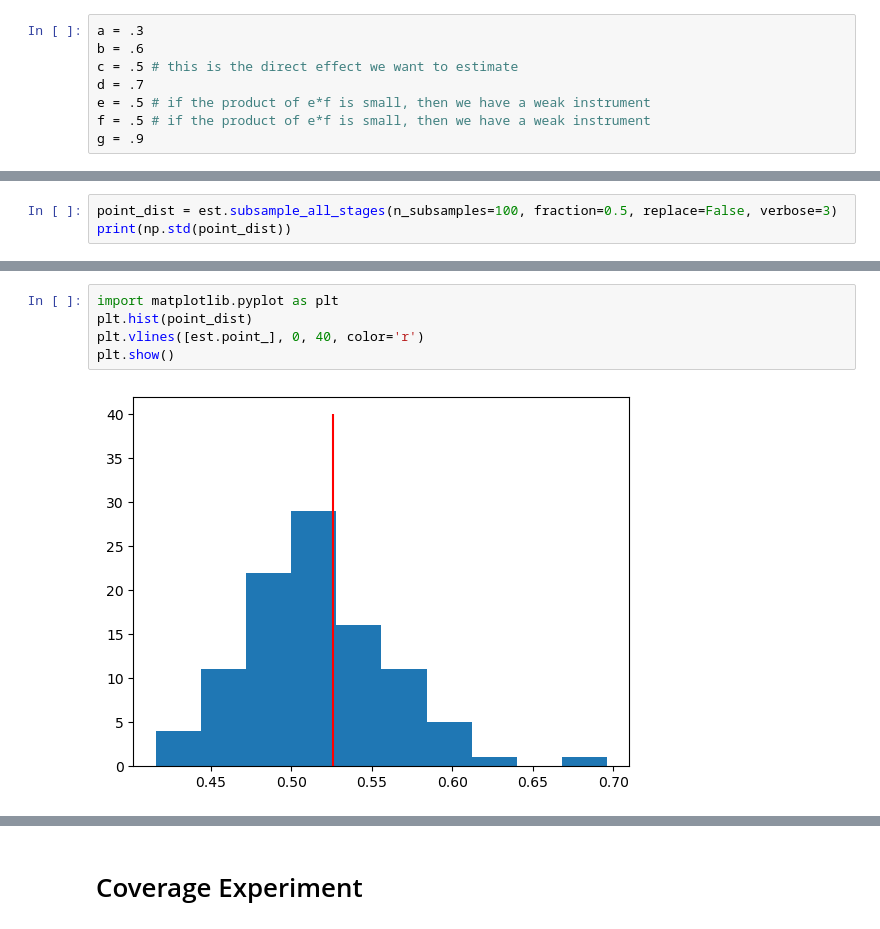
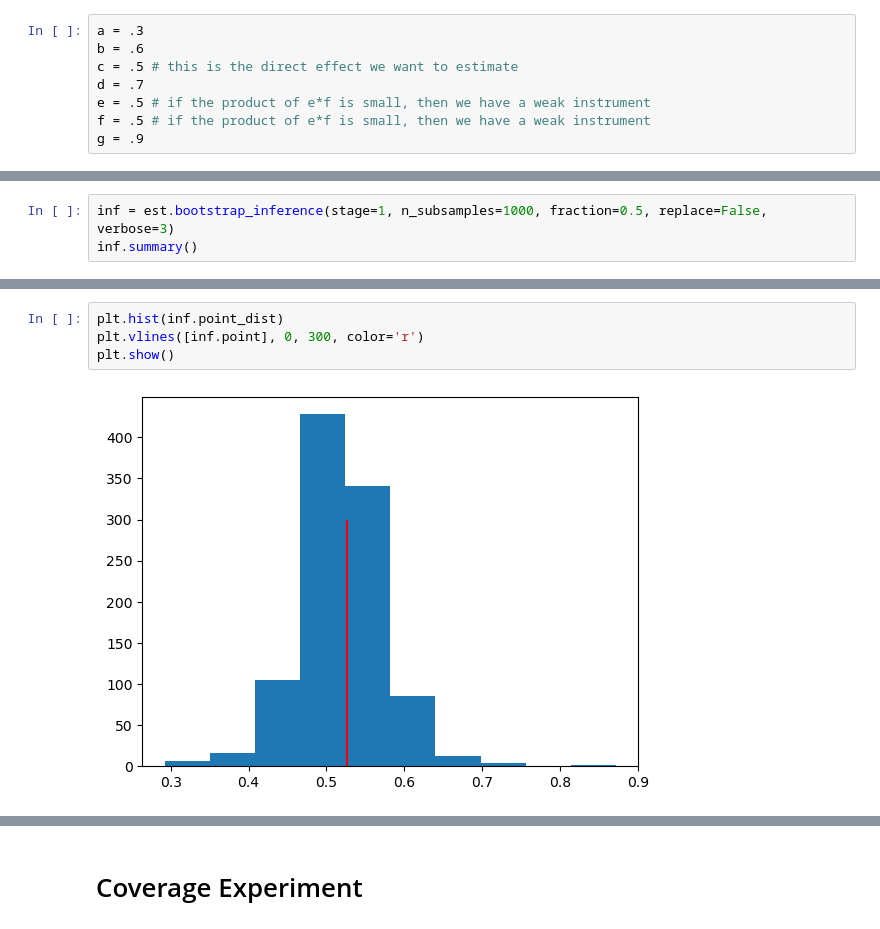
Before and after one commit to syrgkanislab/hidden_mediators, a Jupyter notebook: SyntheticExperiments.ipynb, the cells around one changed output, grey strips where cells are left out. Saved outputs shown, nothing was run; the diff lists cells and outputs as text.

Commit message:
Added inference summaries

```diff
--- a/SyntheticExperiments.ipynb
+++ b/SyntheticExperiments.ipynb
@@ -90,7 +102,7 @@ plt.show()
 # %% [output]
 [figure]
 # %%
-point_dist = est.subsample_all_stages(n_subsamples=100, fraction=0.5, replace=False, verbose=3)
-print(np.std(point_dist))
+inf = est.bootstrap_inference(stage=1, n_subsamples=1000, fraction=0.5, replace=False, verbose=3)
+inf.summary()
 # %% [output]
 [Parallel(n_jobs=-1)]: Using backend LokyBackend with 20 concurrent workers.
@@ -100,7 +117,6 @@ print(np.std(point_dist))
 # %%
-import matplotlib.pyplot as plt
-plt.hist(point_dist)
-plt.vlines([est.point_], 0, 40, color='r')
+plt.hist(inf.point_dist)
+plt.vlines([inf.point], 0, 300, color='r')
 plt.show()
 # %% [output]
-[figure, old version]
+[figure, new version]
```
Also changed, not shown: parts of 16 cells of this notebook, 2 other files.
